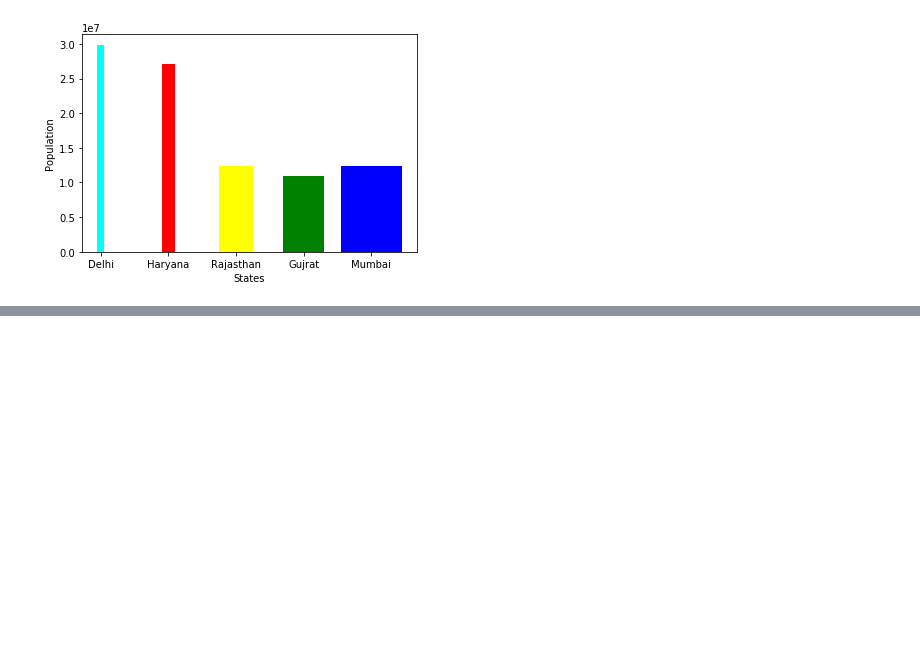
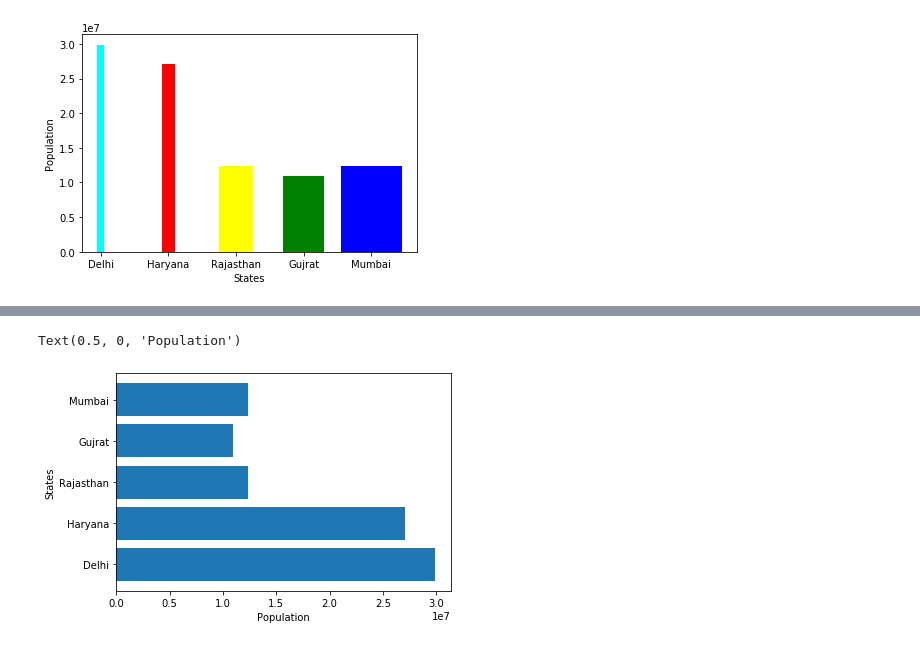
Before and after one commit to Sahil4UI/PythonJuneRegular12, a Jupyter notebook: Graph.ipynb, the cells around one changed output, grey strips where cells are left out. Cells and saved outputs as stored; diff of their text form; code cells hidden in the pictures; blank space fills up the shorter version.

```diff
--- a/Graph.ipynb
+++ b/Graph.ipynb
@@ -278,0 +311,10 @@ Text(0, 0.5, 'Population')
+# %%
+States = ['Delhi','Haryana','Rajasthan','Gujrat','Mumbai']
+Population = [29877887,27076543,12345678,10987899,12332112]
+# %%
+plt.barh(States,Population)
+plt.ylabel('States')
+plt.xlabel('Population')
+# %% [output]
+Text(0.5, 0, 'Population')
+[figure, added]
```
Also changed, not shown: parts of 10 cells of this notebook.
